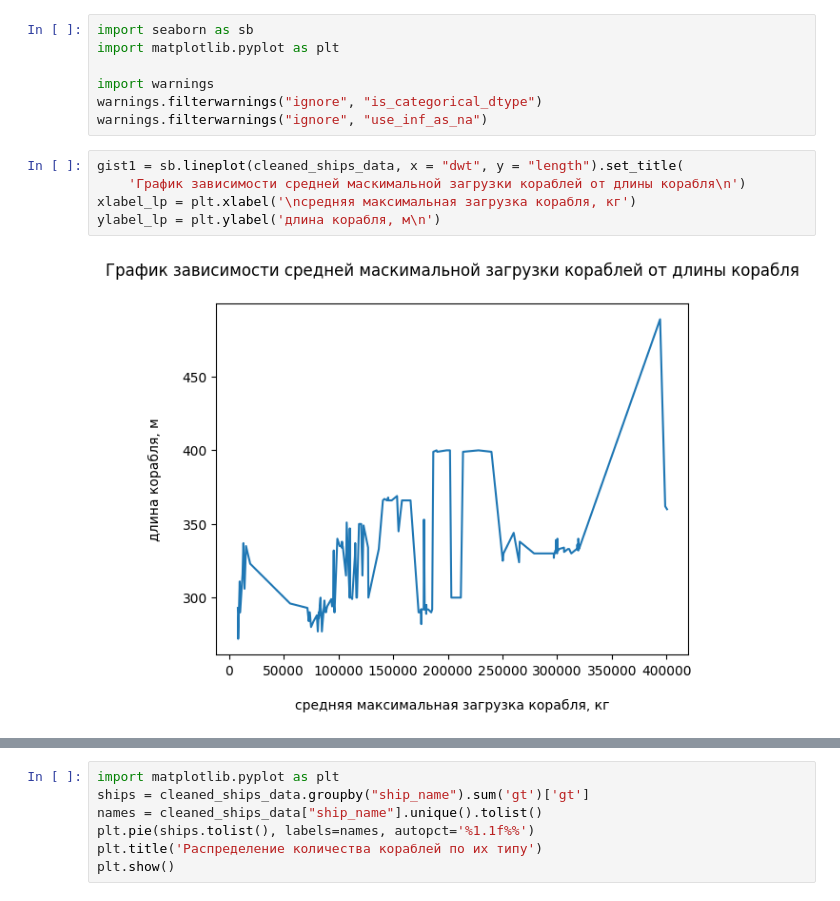
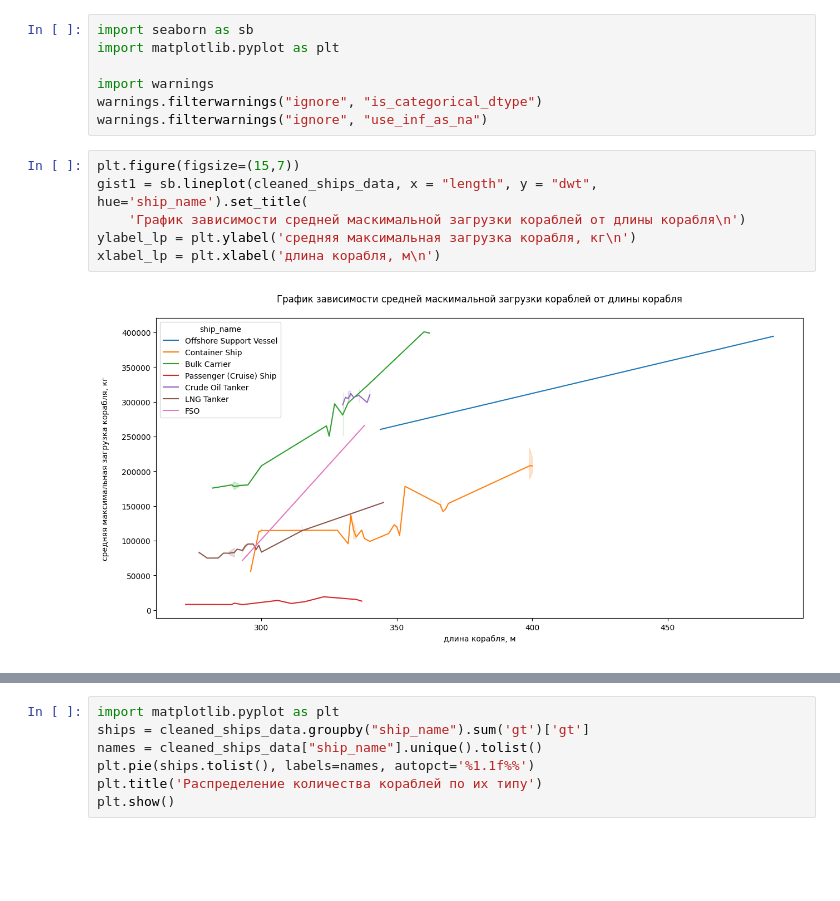
Before and after one commit to cherry-pdb/lab2_yapp, a Jupyter notebook: task_1.ipynb, the cells around one changed output, grey strips where cells are left out. Saved outputs shown, nothing was run; the diff lists cells and outputs as text; blank space fills up the shorter version.

```diff
--- a/task_1.ipynb
+++ b/task_1.ipynb
@@ -11,9 +11,10 @@ import warnings
 warnings.filterwarnings("ignore", "is_categorical_dtype")
 warnings.filterwarnings("ignore", "use_inf_as_na")
 # %%
-gist1 = sb.lineplot(cleaned_ships_data, x = "dwt", y = "length").set_title(
+plt.figure(figsize=(15,7))
+gist1 = sb.lineplot(cleaned_ships_data, x = "length", y = "dwt", hue='ship_name').set_title(
     'График зависимости средней маскимальной загрузки кораблей от длины корабля\n')
-xlabel_lp = plt.xlabel('\nсредняя максимальная загрузка корабля, кг')
-ylabel_lp = plt.ylabel('длина корабля, м\n')
+ylabel_lp = plt.ylabel('средняя максимальная загрузка корабля, кг\n')
+xlabel_lp = plt.xlabel('длина корабля, м\n')
 # %% [output]
-[figure, old version]
+[figure, new version]
```
Also changed, not shown: parts of 9 cells of this notebook.
